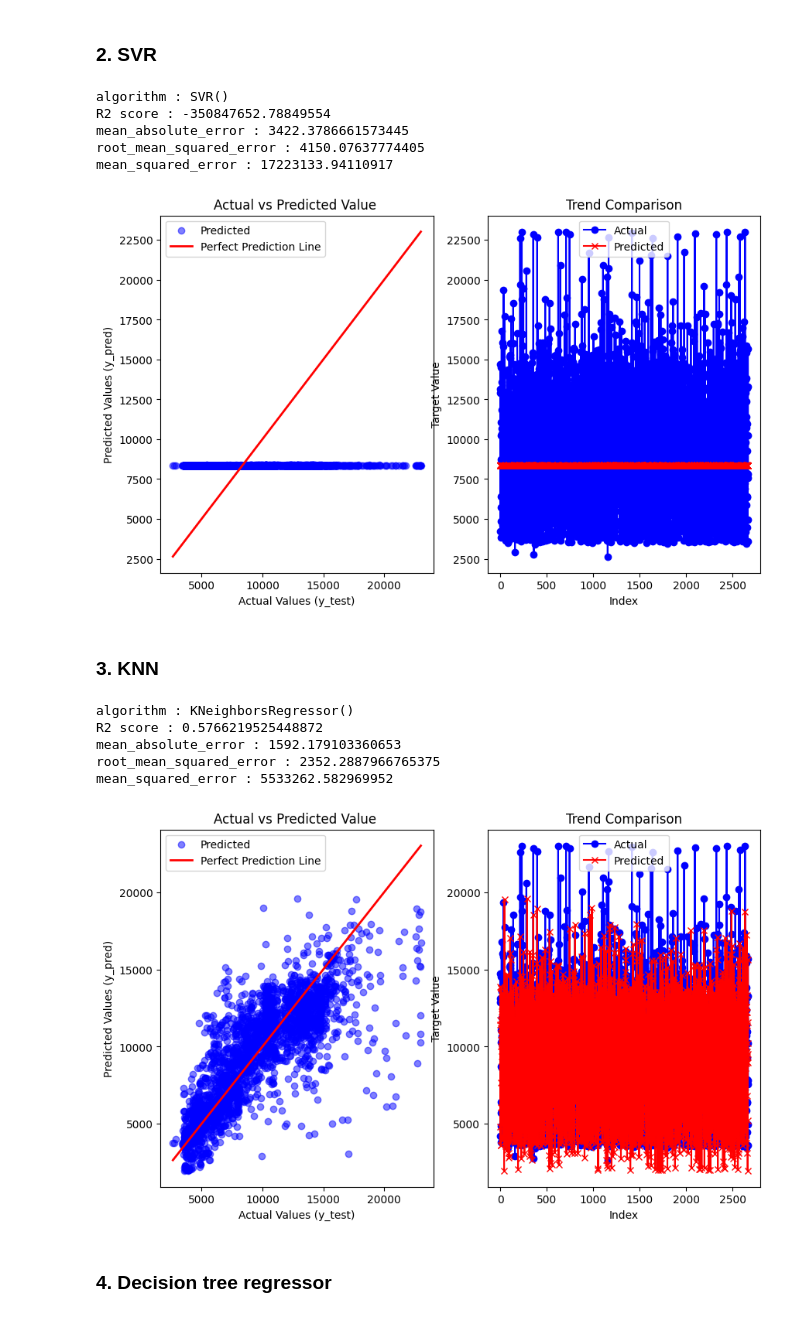
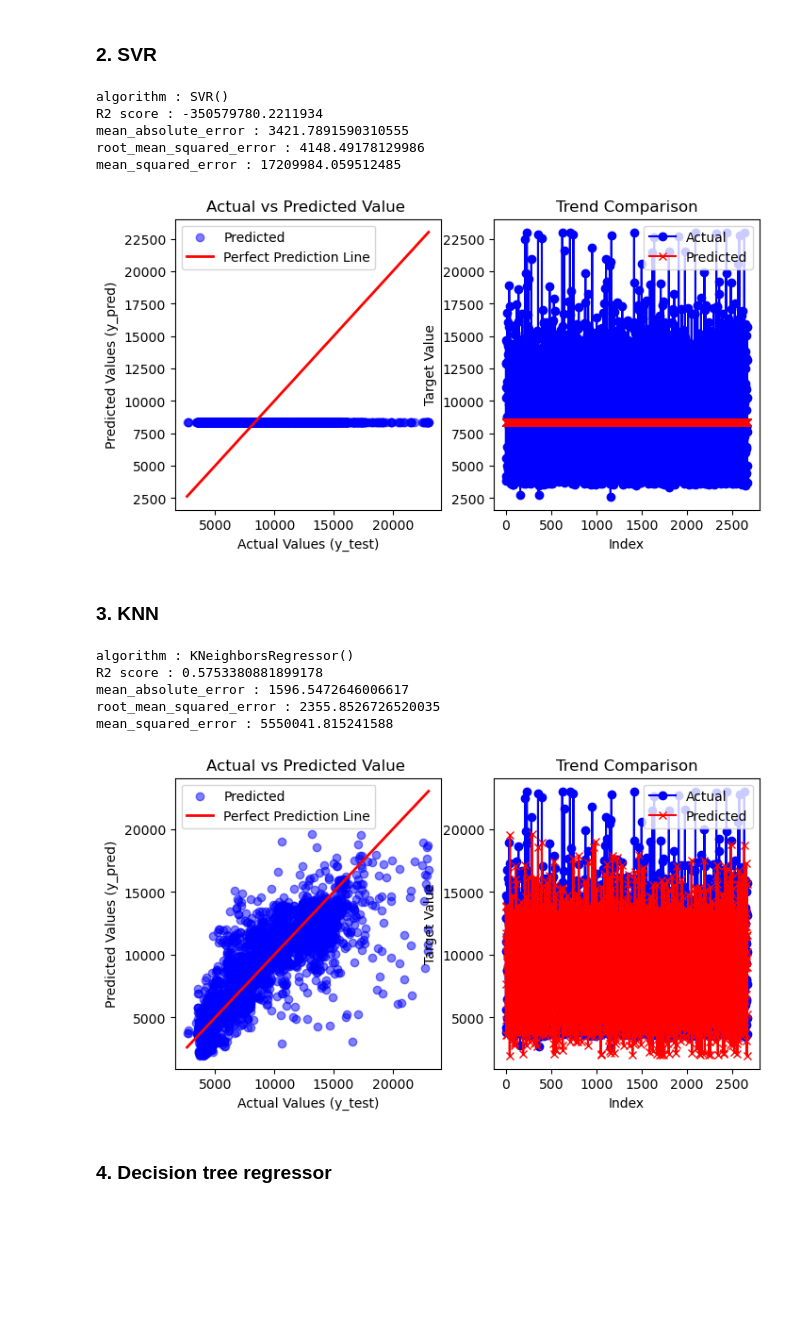
Before and after one commit to utsav87589/Flight-Price-EDA, a Jupyter notebook: notebooks/outliers_pred.ipynb, the cells around one changed output. Cells and saved outputs as stored; diff of their text form; code cells hidden in the pictures; blank space fills up the shorter version.

```diff
--- a/notebooks/outliers_pred.ipynb
+++ b/notebooks/outliers_pred.ipynb
@@ -87,6 +87,6 @@ def metrices(y_pred, y_test) :
 # %%
 def plot_graphs(y_test, y_pred):
-    plt.figure(figsize=(10,6))
+    plt.figure(figsize=(8, 4))
     plt.subplot(1, 2, 1)
     plt.scatter(y_test, y_pred, color='blue', alpha=0.5, label='Predicted')
     plt.plot([y_test.min(), y_test.max()], [y_test.min(), y_test.max()],
@@ -132,2 +137,0 @@ svr = SVR()
-# %%
-svr.fit(X_train, y_train)
@@ -190,2 +173,0 @@ rfr = RandomForestRegressor()
-# %%
-rfr.fit(X_train, y_train)
@@ -262,7 +212,7 @@ plt.plot(y_pred_rfr_new)
 # %% [markdown]
 ### defining a general function to save time
 # %%
-def predict_and_plot(algo, X_test_new, y_pred_rfr_new) :
+def predict_and_plot_new(algo, X_test_new, y_pred_rfr_new) :
     y_pred_algo = algo.predict(X_test_new)
     print(f"algorithm : {algo}")
     metrices(y_pred_algo, y_pred_rfr_new)
@@ -281,25 +231,25 @@ mean_squared_error : 6173134.975057057
 # %% [markdown]
 ### 2. SVR
 # %%
-predict_and_plot(svr, X_test_new, y_pred_rfr_new)
+predict_and_plot_new(svr, X_test_new, y_pred_rfr_new)
 # %% [output]
 algorithm : SVR()
-R2 score : -350847652.78849554
-mean_absolute_error : 3422.3786661573445
-root_mean_squared_error : 4150.07637774405
-mean_squared_error : 17223133.94110917
+R2 score : -350579780.2211934
+mean_absolute_error : 3421.7891590310555
+root_mean_squared_error : 4148.49178129986
+mean_squared_error : 17209984.059512485
-[figure, old version]
+[figure, new version]
 # %% [markdown]
 ### 3. KNN
 # %%
-predict_and_plot(knn, X_test_new, y_pred_rfr_new)
+predict_and_plot_new(knn, X_test_new, y_pred_rfr_new)
 # %% [output]
 algorithm : KNeighborsRegressor()
-R2 score : 0.5766219525448872
-mean_absolute_error : 1592.179103360653
-root_mean_squared_error : 2352.2887966765375
-mean_squared_error : 5533262.582969952
+R2 score : 0.5753380881899178
+mean_absolute_error : 1596.5472646006617
+root_mean_squared_error : 2355.8526726520035
+mean_squared_error : 5550041.815241588
-[figure, old version]
+[figure, new version]
 # %% [markdown]
 ### 4. Decision tree regressor
 # %%
```
Also changed, not shown: parts of 33 cells of this notebook, 11 other files.
